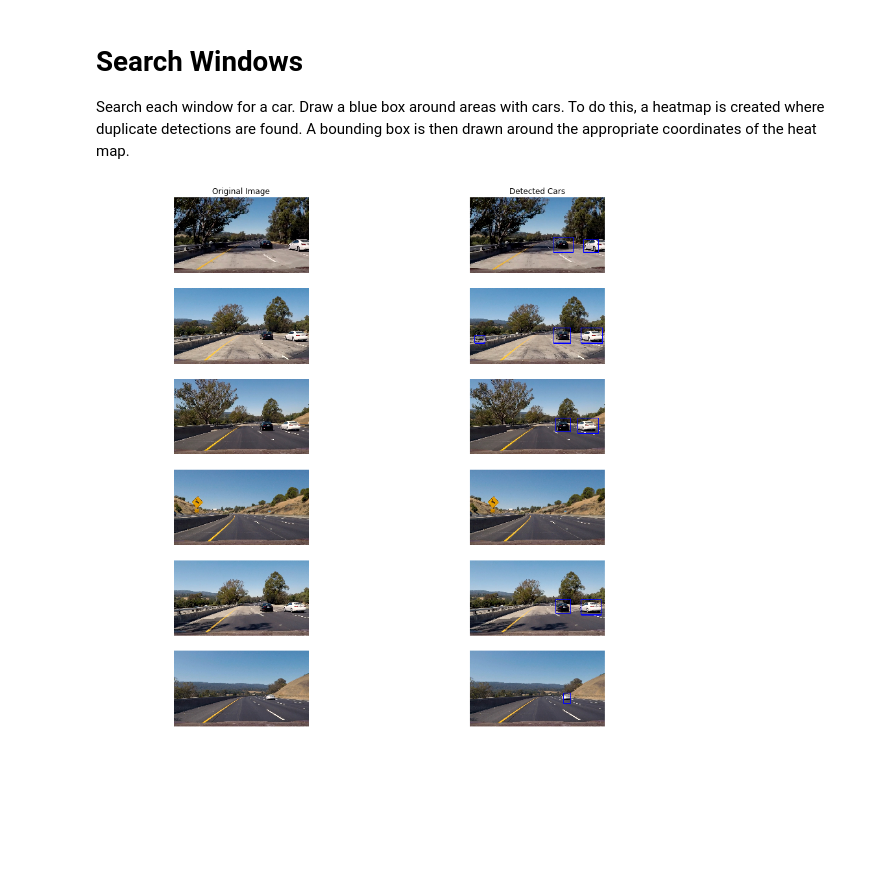
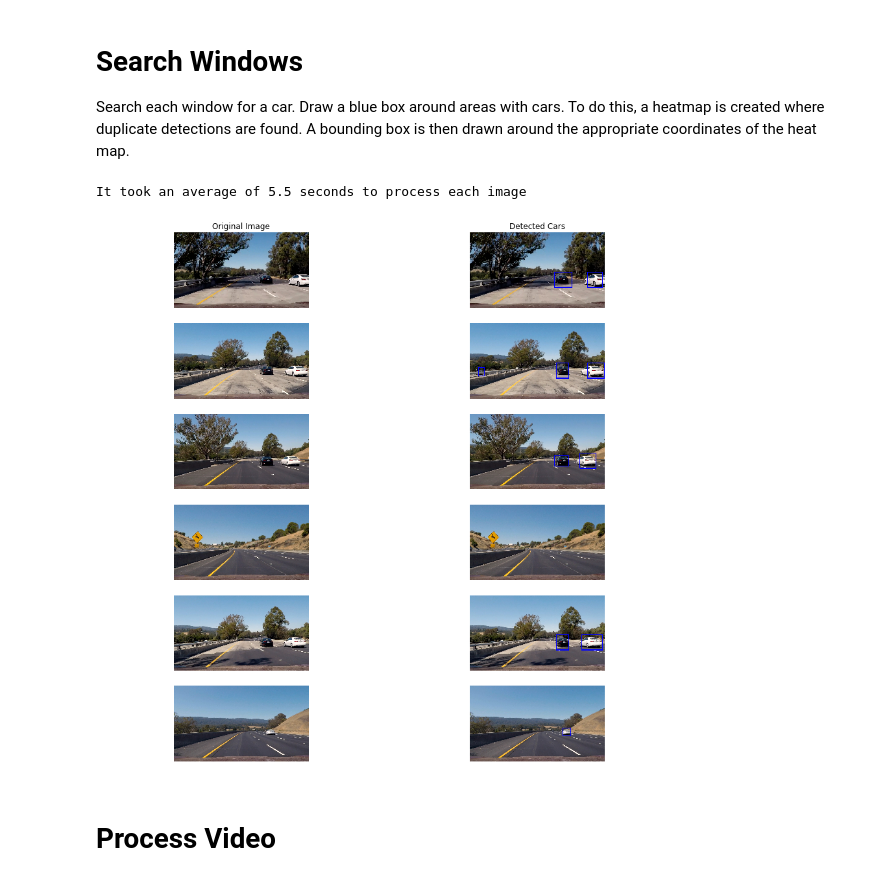
Before and after one commit to AryanJ-NYC/vehicle-detection, a Jupyter notebook: vehicle-detection.ipynb, the cells around one changed output. Cells and saved outputs as stored; diff of their text form; code cells hidden in the pictures; blank space fills up the shorter version.

```diff
--- a/vehicle-detection.ipynb
+++ b/vehicle-detection.ipynb
@@ -262,4 +260,10 @@ plt.show()
 # %% [markdown]
 # Search Windows
 Search each window for a car.  Draw a blue box around areas with cars.  To do this, a heatmap is created where duplicate detections are found.  A bounding box is then drawn around the appropriate coordinates of the heat map.
+# %%
+from sklearn.externals import joblib
+if 'scaled_X' not in locals():
+    scaled_X = joblib.load('scaled_X.pkl')
+if 'svc' not in locals():
+    svc = joblib.load('svc.pkl')
 # %%
@@ -321,41 +359,30 @@ def draw_labeled_bboxes(img, labels):
 # %%
-from scipy.ndimage.measurements import label
+import time
 
 if 'X_scaler' not in locals():
     X_scaler = joblib.load('X_scaler.pkl')
 if 'svc' not in locals():
     svc = joblib.load('svc.pkl')
 
 fig, axarr = plt.subplots(num_images, 2, figsize=(15, 15), sharey=True)
 axarr[0, 0].set_title('Original Image')
 axarr[0, 1].set_title('Detected Cars')
 
+total_time = 0
 for idx, image in enumerate(images):
-    detected_windows = []
-    window_sizes = [(64, 64), (96, 96), (144, 144), (192, 192), (256, 256)]
-    for window_size in window_sizes:
-        windows = slide_window(image, y_start_stop=y_start_stop, xy_window=window_size)
-        detected_windows.append(search_windows(image, windows, svc, X_scaler, window_size))
-    detected_windows = sum(detected_windows, [])
-
-    # Create heat map
-    heat = np.zeros_like(image[:,:,0]).astype(np.float)
-    heat = add_heat(heat, detected_windows)
-
-    # Apply threshold to help remove false positives
-    heat = apply_threshold(heat, 1)
-
-    # Visualize the heatmap when displaying
-    heatmap = np.clip(heat, 0, 255)
-
-    # Find final boxes from heatmap using label function
-    labels = label(heatmap)
-    drawn_img = draw_labeled_bboxes(np.copy(image), labels)
+    t1 = time.time()
+    drawn_img = process_image(image)
+    t2 = time.time()
+    total_time += (t2-t1)
 
     axarr[idx, 0].imshow(image)
     axarr[idx, 1].imshow(drawn_img)
     axarr[idx, 0].axis('off')
     axarr[idx, 1].axis('off')
+print("It took an average of {} seconds to process each image".format(round(total_time/len(images), 2)))
 plt.show()
 # %% [output]
+It took an average of 5.5 seconds to process each image
-[figure, old version]
+[figure, new version]
+# %% [markdown]
+# Process Video
```
Also changed, not shown: parts of 7 cells of this notebook.
